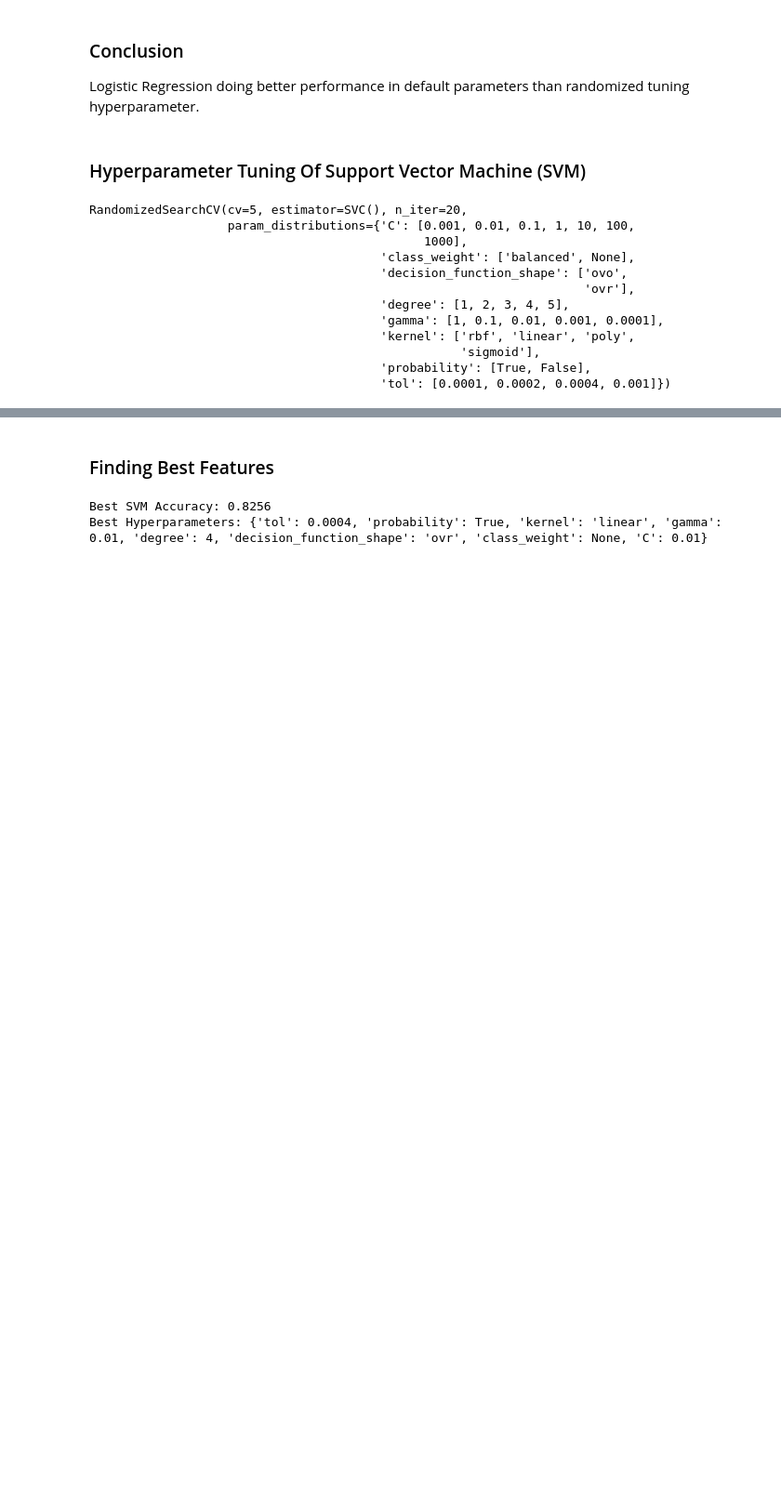
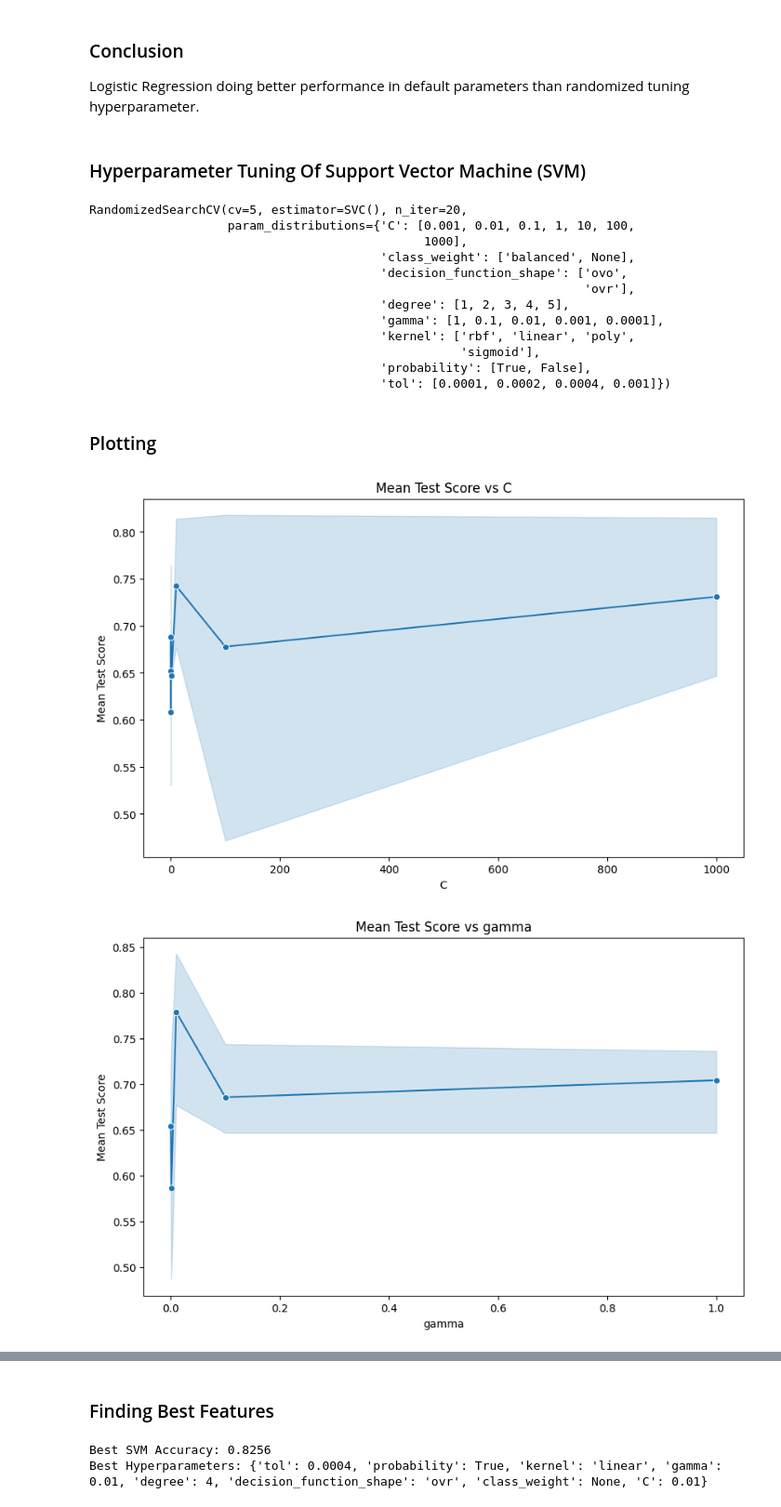
Before and after one commit to AbdullahHasan0/Data-Science-Group-2---BWF---Abdullah-Hasan, a Jupyter notebook: Task 29/Task 29.ipynb, the cells around one changed output, grey strips where cells are left out. Shown at 93% size. Saved outputs shown, nothing was run; the diff lists cells and outputs as text; code cells hidden in the pictures; blank space fills up the shorter version.

```diff
--- a/Task 29/Task 29.ipynb
+++ b/Task 29/Task 29.ipynb
@@ -394,3 +432,19 @@ RandomizedSearchCV(cv=5, estimator=SVC(), n_iter=20,
                                                    'sigmoid'],
                                         'probability': [True, False],
                                         'tol': [0.0001, 0.0002, 0.0004, 0.001]})
+# %% [markdown]
+### Plotting
+# %%
+results_SVM = pd.DataFrame(randomizedSVM.cv_results_)
+
+# Plotting for All the parameters one by one
+
+plot_hyperparameter(results_SVM,'C')
+plot_hyperparameter(results_SVM,'gamma')
+plot_hyperparameter(results_SVM,'kernel')
+plot_hyperparameter(results_SVM,'degree')
+plot_hyperparameter(results_SVM,'tol')
+plot_hyperparameter(results_SVM,'decision_function_shape')
+# %% [output]
+[figure, added]
+[figure, added]
```
Also changed, not shown: parts of 30 cells of this notebook.
